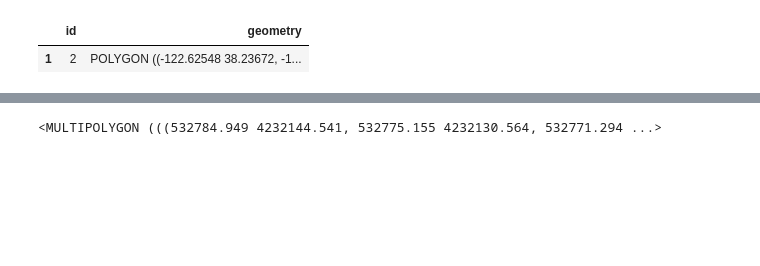
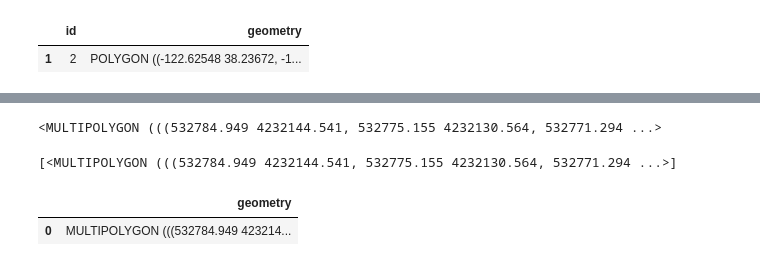
Before and after one commit to klemay-CLGX/master_structure_poc, a Jupyter notebook: code/mre/simplify_polygon.ipynb, the cells around one changed output, grey strips where cells are left out. Cells and saved outputs as stored; diff of their text form; code cells hidden in the pictures; blank space fills up the shorter version.

```diff
--- a/code/mre/simplify_polygon.ipynb
+++ b/code/mre/simplify_polygon.ipynb
@@ -223,2 +226,5 @@ dtype: geometry
 # %%
 from shapely.ops import unary_union
+# %%
+fixed_reproj = fixed_geom.to_crs(epsg=32610)
+fixed_reproj.crs
@@ -225,9 +246,16 @@ from shapely.ops import unary_union
 # %%
-new=fixed_geom.to_crs(epsg=32610)
-new_union = new.un
+fixed_union = fixed_reproj.unary_union
 
 #fixed_geom_buff = new.buffer(50).buffer(-50)
+# %% [output]
+<MULTIPOLYGON (((532784.949 4232144.541, 532775.155 4232130.564, 532771.294 ...>
-# %%
-new_union
-# %% [output]
-<MULTIPOLYGON (((532784.949 4232144.541, 532775.155 4232130.564, 532771.294 ...>
+# %%
+[fixed_union]
+# %% [output]
+[<MULTIPOLYGON (((532784.949 4232144.541, 532775.155 4232130.564, 532771.294 ...>]
+# %%
+fixed_union_gdf = gpd.GeoDataFrame(geometry=[fixed_union], crs=32610)
+fixed_union_gdf
+# %% [output]
+|  | geometry |
+| 0 | MULTIPOLYGON (((532784.949 423214... |
```
Also changed, not shown: parts of 13 cells of this notebook.
